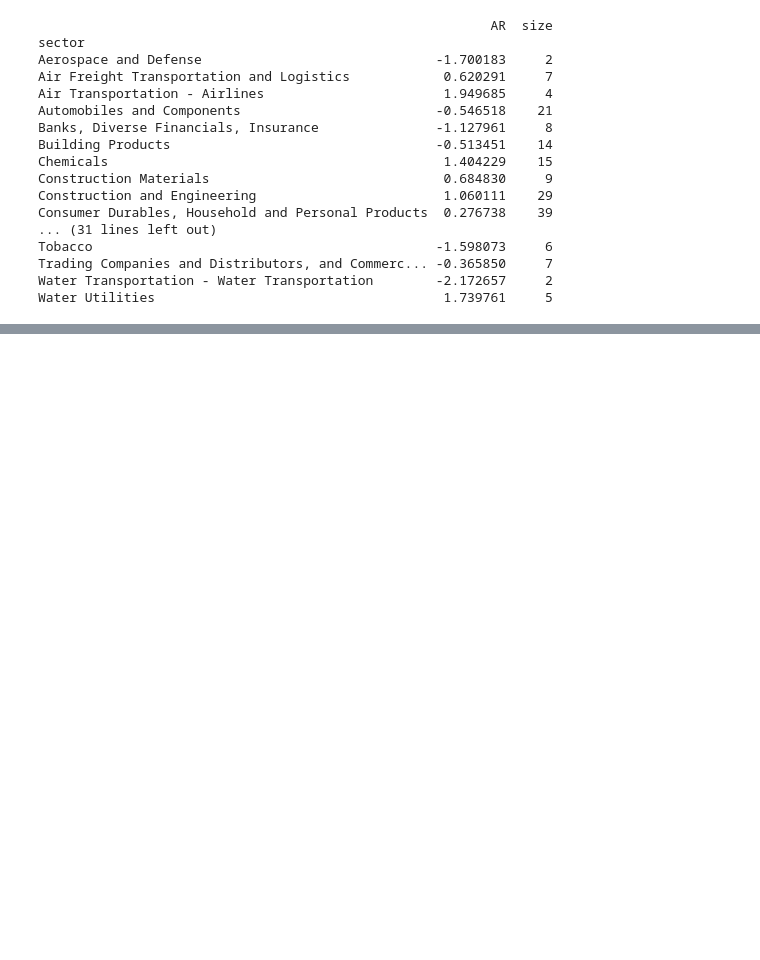
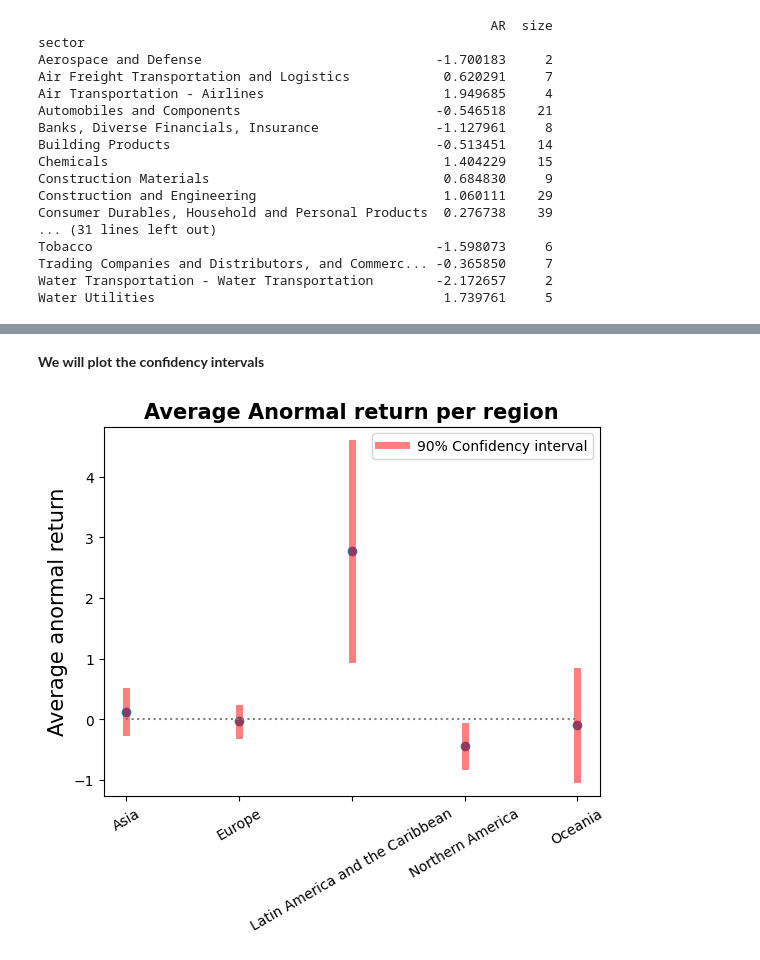
Before and after one commit to alexandrebois/TR-Stock_market_recation_mitigation_target, a Jupyter notebook: 3 -Heterogeneity.ipynb, the cells around one changed output, grey strips where cells are left out. Cells and saved outputs as stored; diff of their text form; code cells hidden in the pictures; blank space fills up the shorter version.

```diff
--- a/3 -Heterogeneity.ipynb
+++ b/3 -Heterogeneity.ipynb
@@ -125,10 +129,8 @@ Moreover, given the fact that this value might be influenced by the choice of da
 We will now try to reveal heterogenities
 # %%
 # We will need more informations about the companies
-info = pd.read_csv(path.join(data_folder, 'info.csv') , sep =';', encoding= 'latin_1',
-                   names = ['name' , 'ISIN' , 'Lei' , 'Country' , 'Continent',
-                            'sector' , 'type'])
-
+info = pd.read_csv(path.join(data_folder, 'info.csv') , sep =';', encoding= 'latin_1')
 
 info = info.drop_duplicates(subset = ['ISIN'])
 info = info[info['ISIN'].notna()].set_index('ISIN')
+print(info.columns)
@@ -135,9 +141,13 @@ info = info[info['ISIN'].notna()].set_index('ISIN')
 # %%
-# Sectors and types
+# infos
 isin = np.array(df_filtered['ISIN'])
-sector = np.array([info.loc[i]['sector'] for i in isin])
-company_type = np.array([info.loc[i]['type'] for i in isin])
-continent =  np.array([info.loc[i]['Continent'] for i in isin])
+sector = np.array([info.loc[i]['Sector'] for i in isin])
+company_type = np.array([info.loc[i]['Organization type'] for i in isin])
+continent =  np.array([info.loc[i]['Region '] for i in isin])
+date = np.array([info.loc[i]['Region '] for i in isin])
+target = np.array([info.loc[i]['Target'] for i in isin])
+date = np.array([info.loc[i]['Date published'] for i in isin])
+target_value = np.array([info.loc[i]['Target value'] for i in isin])
 
 # Average
 AR_mean = np.array([ np.mean(df_filtered.iloc[i][1:]) for i in range(len(df_filtered))])
@@ -188,0 +230,34 @@ print(g)
+# %% [markdown]
+**We will plot the confidency intervals**
+# %%
+new_df = pd.DataFrame({'Continent' : continent , 'AR' : AR_mean})
+groups = new_df.groupby('Continent')
+
+Sigma = []
+for group in groups:
+    sigma = np.std(group[1]['AR'])
+    Sigma.append(sigma)
+
+g =(new_df.groupby('Continent')).mean()
+s =  (new_df.groupby( 'Continent')).size()
+sigma = pd.DataFrame({'Sigma' : Sigma }).set_index(g.index)
+r = pd.concat([g, s, sigma], axis = 1)
+r = r.rename( columns = { 0 : 'size'})
+
+conf_90 = r['Sigma']/(r['size'])**0.5
+conf_95 = 2*conf_90
+r['Conf_90'] = conf_90 # 90 percent confidency term
+r['Conf_95'] = conf_95 # 95 percent confidency term (if needed)
+
+plt.scatter(r.index, r['AR'])
+plot_conf(r.index, r['Conf_90'], r['AR'], label ='90% Confidency interval')
+#plot_conf(r.index, r['Conf_95'], r['AR'], label ='95% Confidency interval', color = 'orange')
+plt.plot(r.index, [0 for i in range(len(r.index))], linestyle = ':', color = 'gray')
+plt.xticks( rotation = 30)
+plt.legend()
+plt.ylabel('Average anormal return', fontsize = 15)
+plt.title('Average Anormal return per region', fontsize = 15, fontweight = 'demibold')
+#plt.savefig(path.join(result_folder, 'region_impact.png' ))
+plt.show();
+# %% [output]
+[figure, added]
```
Also changed, not shown: parts of 18 cells of this notebook, 3 other files.
